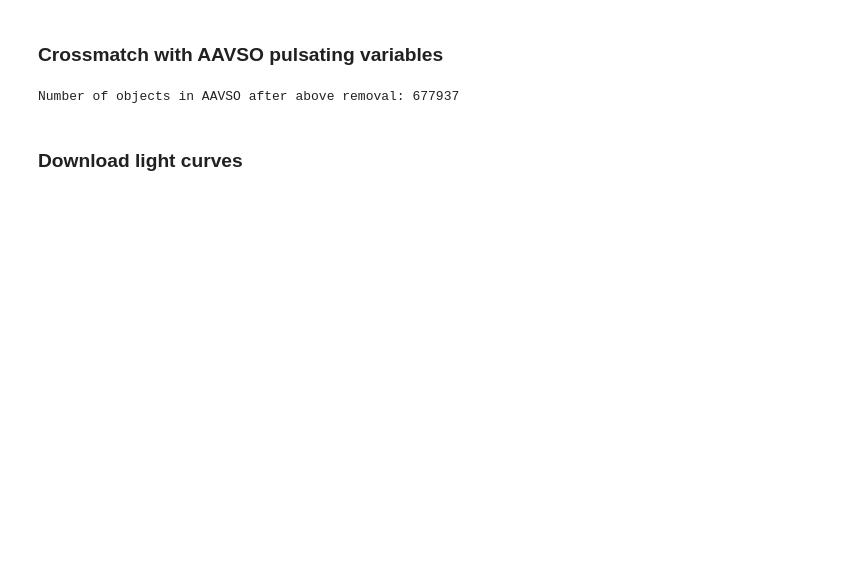
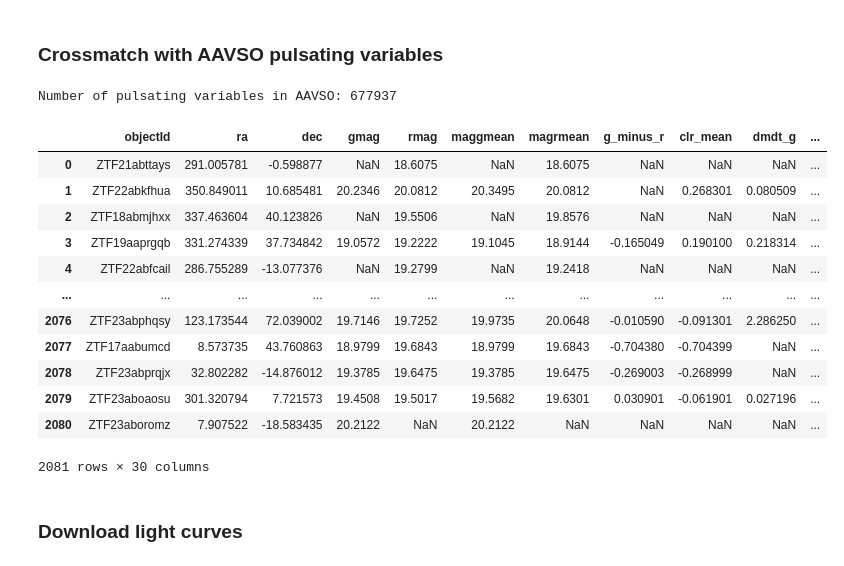
Before and after one commit to dharmesh1007/ZTF_code, a Jupyter notebook: source/8-lasair_filter.ipynb, the cells around one changed output. Saved outputs shown, nothing was run; the diff lists cells and outputs as text; code cells hidden in the pictures; blank space fills up the shorter version.

```diff
--- a/source/8-lasair_filter.ipynb
+++ b/source/8-lasair_filter.ipynb
@@ -307,52 +307,64 @@ def aavsopulsatingprocess(filepath):
     aavso_df = aavso_df[(aavso_df['Type'].str.contains(':', regex=True)==False)]
     aavso_df = aavso_df[(aavso_df['Type'].str.contains('\|', regex=True)==False)]
     aavso_df = aavso_df[(aavso_df['Type'].str.contains('\+', regex=True)==False)]
     aavso_df = aavso_df[(aavso_df['Type'].str.contains('ZZ', regex=True)==False)]
     typedrop = ['SXPHE','SXPHE(B)','V361HYA','V1093HER','L','LB','LC',]
     aavso_df = aavso_df[~(aavso_df['Type'].isin(typedrop))]
     aavso_df = aavso_df.reset_index(drop=True)
 
-    print(f'Number of objects in AAVSO after above removal: {len(aavso_df)}')
+    print(f'Number of pulsating variables in AAVSO: {len(aavso_df)}')
 
     return aavso_df
 
 if not os.path.exists(f'../processed_data/aavso_pulsating_coords_140723.csv'):
     aavso_puls_df = coords_process(filepath=f'../processed_data/aavso_pulsating_raw_140723.csv', savepath=f'../processed_data/aavso_pulsating_coords_140723.csv')
     aavso_puls_df = aavsopulsatingprocess(filepath=f'../processed_data/aavso_pulsating_coords_140723.csv')
 else:
     aavso_puls_df = aavsopulsatingprocess(filepath=f'../processed_data/aavso_pulsating_coords_140723.csv')
 
 pd.options.display.max_rows = 10
 
 # Create astropy skycoord objects for each catalogue
 coords_alerts = SkyCoord(ra=alerts_df['ra'].values*u.degree, dec=alerts_df['dec'].values*u.degree)
 coords_aavso = SkyCoord(ra=aavso_puls_df['ra'].values*u.degree, dec=aavso_puls_df['dec'].values*u.degree)
 
-coords_alerts
+# Perform coordinate match
+idx, d2d, d3d = match_coordinates_sky(coords_alerts, coords_aavso)
 
-# Perform coordinate match
-idx, d2d, d3d = match_coordinates_sky(coords_alerts[0], coords_aavso)
+# Create a pandas dataframe with the results
+matches = pd.DataFrame({'idx_aavso':idx, 'd2d':d2d.arcsecond})
+matches = matches[matches['d2d']<=2] # Only select matches with a separation of less than 5 arcseconds
+print(f'Number of matches / sources removed: {len(matches)}')
 
-# # Create a pandas dataframe with the results
-# matches = pd.DataFrame({'idx_aavso':idx, 'd2d':d2d.arcsecond})
-# # matches = matches[matches['d2d']<=2] # Only select matches with a separation of less than 5 arcseconds
+# Create a new dataframe with the matches
+alerts_aavso = pd.concat([alerts_df, matches], axis=1)
+alerts_aavso = alerts_aavso.merge(aavso_puls_df, left_on='idx_aavso', right_index=True, how='left')
 
-# # Create a new dataframe with the matches
-# alerts_aavso = pd.concat([alerts_df, matches], axis=1)
-# alerts_aavso = alerts_aavso.merge(aavso_puls_df, left_on='idx_aavso', right_index=True, how='left')
+# Limit to those with a separation of less than 2 arcseconds
+alerts_aavso_matched = alerts_aavso[alerts_aavso['d2d']<=2].reset_index(drop=True)
 
-# # Limit to those with a separation of less than 2 arcseconds
-# alerts_aavso_matched = alerts_aavso[alerts_aavso['d2d']<=2].reset_index(drop=True)
+pd.options.display.max_rows = 10
+alerts_aavso_matched['Type'].value_counts()
 
-# pd.options.display.max_rows = 10
-# alerts_aavso_matched['Type'].value_counts()
+# Drop from alerts_df those that have a match
+alerts_df_new = alerts_df[~(alerts_df['objectId'].isin(alerts_aavso_matched['objectId'].to_list()))].reset_index(drop=True)
 
-# # Drop from alerts_df those that have a match
-# alerts_df_new = alerts_df[~(alerts_df['objectId'].isin(alerts_aavso_matched['objectId'].to_list()))].reset_index(drop=True)
-
-# alerts_df_new
+alerts_df_new
 # %% [output]
-Number of objects in AAVSO after above removal: 677937
+Number of pulsating variables in AAVSO: 677937
+|  | objectId | ra | dec | gmag | rmag | maggmean | magrmean | g_minus_r | clr_mean | dmdt_g | ... |
+| 0 | ZTF21abttays | 291.005781 | -0.598877 | NaN | 18.6075 | NaN | 18.6075 | NaN | NaN | NaN | ... |
+| 1 | ZTF22abkfhua | 350.849011 | 10.685481 | 20.2346 | 20.0812 | 20.3495 | 20.0812 | NaN | 0.268301 | 0.080509 | ... |
+| 2 | ZTF18abmjhxx | 337.463604 | 40.123826 | NaN | 19.5506 | NaN | 19.8576 | NaN | NaN | NaN | ... |
+| 3 | ZTF19aaprgqb | 331.274339 | 37.734842 | 19.0572 | 19.2222 | 19.1045 | 18.9144 | -0.165049 | 0.190100 | 0.218314 | ... |
+| 4 | ZTF22abfcail | 286.755289 | -13.077376 | NaN | 19.2799 | NaN | 19.2418 | NaN | NaN | NaN | ... |
+| ... | ... | ... | ... | ... | ... | ... | ... | ... | ... | ... | ... |
+| 2076 | ZTF23abphqsy | 123.173544 | 72.039002 | 19.7146 | 19.7252 | 19.9735 | 20.0648 | -0.010590 | -0.091301 | 2.286250 | ... |
+| 2077 | ZTF17aabumcd | 8.573735 | 43.760863 | 18.9799 | 19.6843 | 18.9799 | 19.6843 | -0.704380 | -0.704399 | NaN | ... |
+| 2078 | ZTF23abprqjx | 32.802282 | -14.876012 | 19.3785 | 19.6475 | 19.3785 | 19.6475 | -0.269003 | -0.268999 | NaN | ... |
+| 2079 | ZTF23aboaosu | 301.320794 | 7.721573 | 19.4508 | 19.5017 | 19.5682 | 19.6301 | 0.030901 | -0.061901 | 0.027196 | ... |
+| 2080 | ZTF23aboromz | 7.907522 | -18.583435 | 20.2122 | NaN | 20.2122 | NaN | NaN | NaN | NaN | ... |
+2081 rows × 30 columns
 # %% [markdown]
 ### Download light curves
 # %%
```
Also changed, not shown: parts of 14 cells of this notebook, 12 other files.
